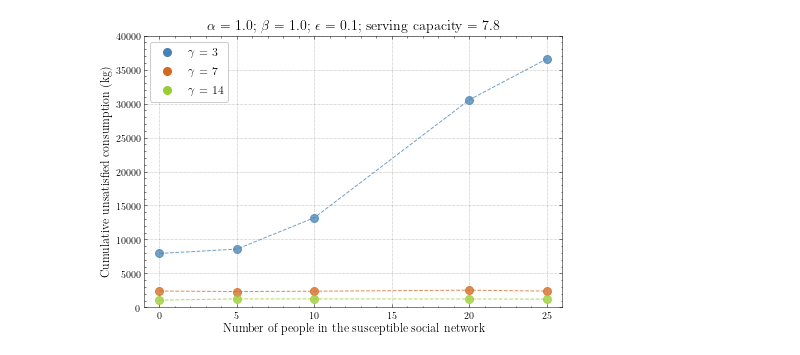
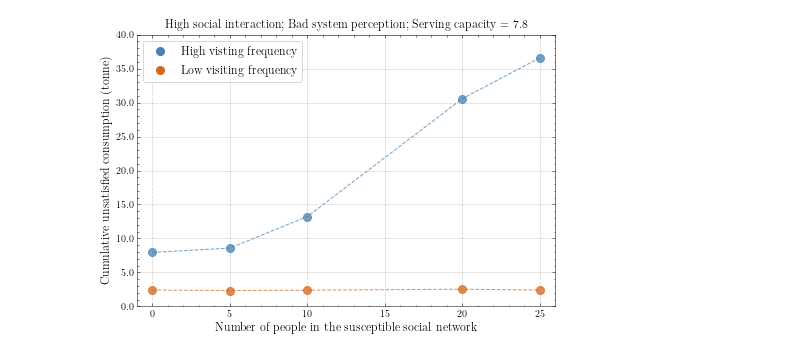
Before and after one commit to daanieo/FATM_ABM, a Jupyter notebook: results/calibration_sn/Interpretation_calibration_sn.ipynb, the cells around one changed output. Drawn from its saved outputs; the diff is of its cells as text; code cells hidden in the pictures.

```diff
--- a/results/calibration_sn/Interpretation_calibration_sn.ipynb
+++ b/results/calibration_sn/Interpretation_calibration_sn.ipynb
@@ -26,49 +28,51 @@ colors = ['steelblue','chocolate','yellowgreen']
 
 
 input_vars_filtered = input_vars[input_vars.epsilon==0.1]
+input_vars_filtered = input_vars_filtered[input_vars_filtered.gamma!=14]
 cd = {}
-labels = list()
-gammas = [3,7,14]
+labels = ["High visting frequency","Low visiting frequency"]#list()
+gammas = [3,7]
 for g in range(len(gammas)):
     cd[gammas[g]]=colors[g]
-    labels.append(r"$\gamma$ = %s"%gammas[g])
+#     labels.append(r"$\gamma$ = %s"%gammas[g])
 
 
 
-datapointsx = {7:list(),3:list(),14:list()}
-datapointsy = {7:list(),3:list(),14:list()}
+datapointsx = {7:list(),3:list()}#,14:list()}
+datapointsy = {7:list(),3:list()}#,14:list()}
 
 # plot batch per color
 for i in [0,5,10,15,20,25]:
 
     for j in input_vars_filtered[input_vars_filtered.avg_interactions==i].index:
 
         try:
             datapointsx[input_vars_filtered.gamma[j]].append(i)
             datapointsy[input_vars_filtered.gamma[j]].append(data.o1[data.o0==j].iloc[-1])
         except:
             pass
 #         plt.plot( i, data.o1[data.o0==j].iloc[-1],markersize=8,marker='o',color=cd[input_vars_filtered[input_vars_filtered.avg_interactions==i].gamma[j]], alpha=.75)
 
 
 lines = [Line2D([0], [0], color=c, linewidth=10,marker='o' ,linestyle='None') for c in colors]
 
 for i in datapointsx:
     plt.plot(datapointsx[i],datapointsy[i],marker='o',markersize=8,linestyle='--',color=cd[i],alpha=0.75)
 
 
 # graph layout
 # plt.title("")
-plt.ylabel("Cumulative unsatisfied consumption (kg)",fontsize=12)
+plt.yticks(ticks=np.linspace(0,40e3,9),labels=np.linspace(0,40,9))
+plt.ylabel("Cumulative unsatisfied consumption (tonne)",fontsize=12)
 plt.xlabel("Number of people in the susceptible social network",fontsize=12)
-plt.title(r"$\alpha$ = 1.0; $\beta$ = 1.0; $\epsilon$ = 0.1; serving capacity = 7.8",fontsize=14)
+# plt.title(r"$\alpha$ = 1.0; $\beta$ = 1.0; $\epsilon$ = 0.1; serving capacity = 7.8",fontsize=14)
+plt.title("High social interaction; Bad system perception; Serving capacity = 7.8")
 # plt.xlim([0,4320])
 
-from matplotlib.lines import Line2D
 lines = [Line2D([0], [0], color=c, markersize=8, marker='o',linestyle='None') for c in colors]
-plt.legend(lines, labels,fontsize=12)
+plt.legend(lines, labels,fontsize=12,framealpha=0.75)
 plt.ylim([0,40000])
 plt.xlim([-1,26]);
 plt.savefig("/home/daan/Desktop/sample_socialnetwork.png")
 # %% [output]
-[figure, old version]
+[figure, new version]
```
Also changed, not shown: parts of 1 cell of this notebook, 3 other files.
